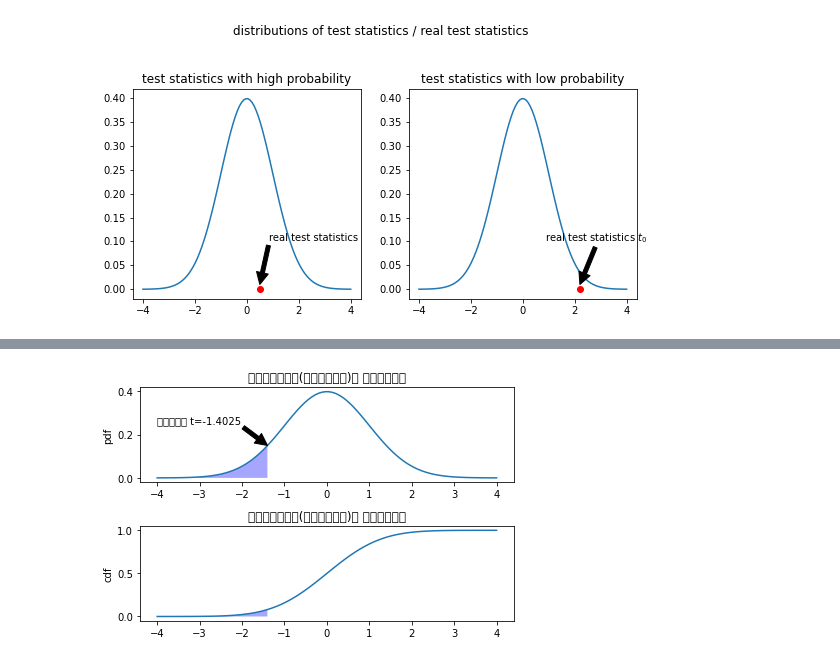
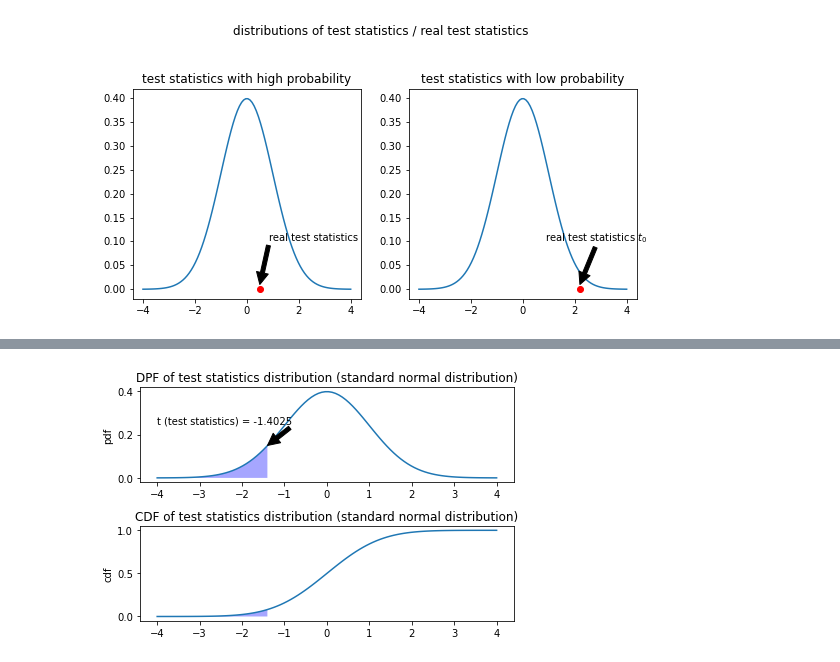
Before and after one commit to choigww/projects, a Jupyter notebook: project-doraemon/probability-and-statistics/visualize-p-value.ipynb, the cells around one changed output, grey strips where cells are left out. Saved outputs shown, nothing was run; the diff lists cells and outputs as text; code cells hidden in the pictures.

```diff
--- a/project-doraemon/probability-and-statistics/visualize-p-value.ipynb
+++ b/project-doraemon/probability-and-statistics/visualize-p-value.ipynb
@@ -88,24 +146,24 @@ Font 'default' does not have a glyph for '\uac12' [U+ac12], substituting with a
 # %%
 rv = sp.stats.norm()
 
 xx = np.linspace(-4, 4, 100)
 
 plt.subplot(211)
 plt.plot(xx, rv.pdf(xx))
 plt.ylabel("pdf")
-plt.title("검정통계량분포(표준정규분포)의 확률밀도함수")
+plt.title("DPF of test statistics distribution (standard normal distribution)")
 black = {"facecolor": "black"}
-plt.annotate('검정통계량 t=-1.4025', xy=(-1.4, 0.15), xytext=(-4, 0.25), arrowprops=black)
+plt.annotate('t (test statistics) = -1.4025', xy=(-1.4, 0.15), xytext=(-4, 0.25), arrowprops=black)
 xx2 = np.linspace(-4, -1.4025, 100)
 plt.fill_between(xx2, rv.pdf(xx2), facecolor='blue', alpha=0.35)
 
 plt.subplot(212)
 plt.plot(xx, rv.cdf(xx))
 plt.fill_between(xx2, rv.cdf(xx2), facecolor='blue', alpha=0.35)
 plt.ylabel("cdf")
-plt.title("검정통계량분포(표준정규분포)의 누적분포함수")
+plt.title("CDF of test statistics distribution (standard normal distribution)")
 
 plt.tight_layout()
 plt.show()
 # %% [output]
-[figure, old version]
+[figure, new version]
```
Also changed, not shown: parts of 7 cells of this notebook, 2 other files.
